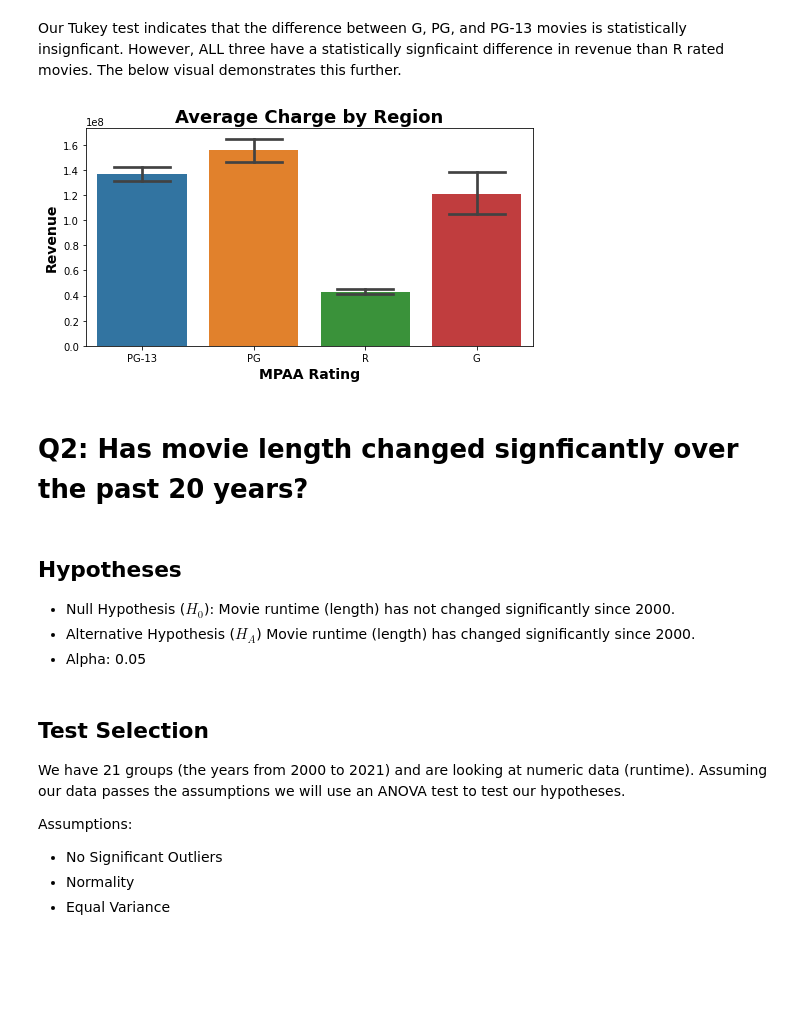
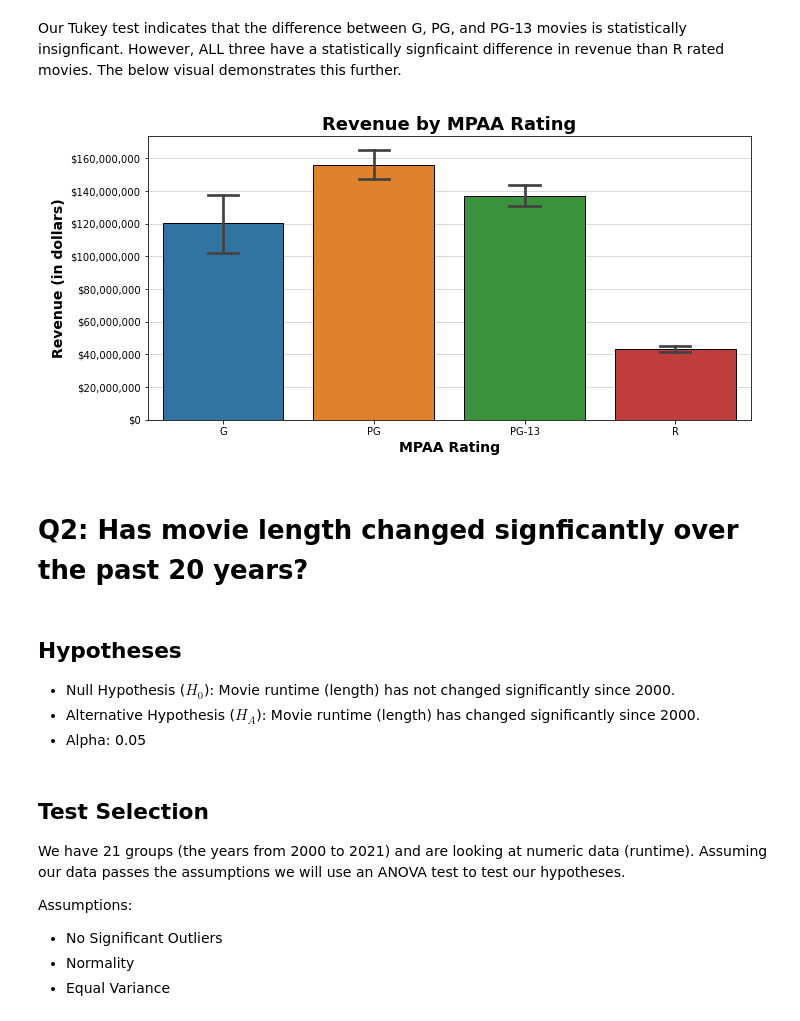
Before and after one commit to msmccann10/PP-movie-database-and-analysis, a Jupyter notebook: 05_Hypothesis_Testing.ipynb, the cells around one changed output. Saved outputs shown, nothing was run; the diff lists cells and outputs as text; code cells hidden in the pictures; blank space fills up the shorter version.

Commit message:
save images out to file

```diff
--- a/05_Hypothesis_Testing.ipynb
+++ b/05_Hypothesis_Testing.ipynb
@@ -27,3 +39,10 @@ from scipy import stats
+# %%
+plt.rcParams.update({'figure.facecolor' : 'white',
+                    'savefig.transparent' : 'False',
+                    'savefig.facecolor' : 'white',
+                    'savefig.dpi': 300,
+                    'savefig.bbox' : 'tight',
+                    'savefig.pad_inches' : 0.2})
 # %% [markdown]
 ### Functions
 # %%
@@ -268,20 +287,29 @@ Multiple Comparison of Means - Tukey HSD, FWER=0.05
 # %% [markdown]
 Our Tukey test indicates that the difference between G, PG, and PG-13 movies is statistically insignficant. However, ALL three have a statistically signficaint difference in revenue than R rated movies. The below visual demonstrates this further.
 # %%
-fig, ax = plt.subplots(figsize = (8,4))
-ax = sns.barplot(data = df, x='certification', y = 'revenue',
-                 ci = 68, capsize = .5)
-plt.title('Average Charge by Region', size = 18,weight = 'semibold')
-plt.xlabel('MPAA Rating', size = 14, weight = 'semibold')
-plt.ylabel('Revenue', size = 14, weight = 'semibold');
+# Set certification order..
+df['certification'] = pd.Categorical(df['certification'],
+                                           ['G','PG','PG-13','R'])
+
+fig, ax = plt.subplots(figsize = (10,5))
+ax = sns.barplot(data = df, x='certification', y = 'revenue', edgecolor = 'black',
+                 ci = 68, capsize = .2)
+ax.set_title('Revenue by MPAA Rating', size = 18,weight = 'semibold')
+ax.set_xlabel('MPAA Rating', size = 14, weight = 'semibold')
+ax.set_ylabel('Revenue (in dollars)', size = 14, weight = 'semibold')
+ax.yaxis.set_major_formatter(StrMethodFormatter('${x:,.0f}'))
+ax.grid(axis = 'y', alpha = .6)
+ax.set_axisbelow(True)
+fig.tight_layout();
+fig.savefig(f"images/ratings by revenue.png")
 # %% [output]
-[figure, old version]
+[figure, new version]
 # %% [markdown]
 # Q2: Has movie length changed signficantly over the past 20 years?
 # %% [markdown]
 ## Hypotheses
 - Null Hypothesis ($H_0$): Movie runtime (length) has not changed significantly since 2000.
-- Alternative Hypothesis ($H_A$) Movie runtime (length) has changed significantly since 2000.
+- Alternative Hypothesis ($H_A$): Movie runtime (length) has changed significantly since 2000.
 - Alpha: 0.05
 # %% [markdown]
 ## Test Selection
```
Also changed, not shown: parts of 13 cells of this notebook, 6 other files.
